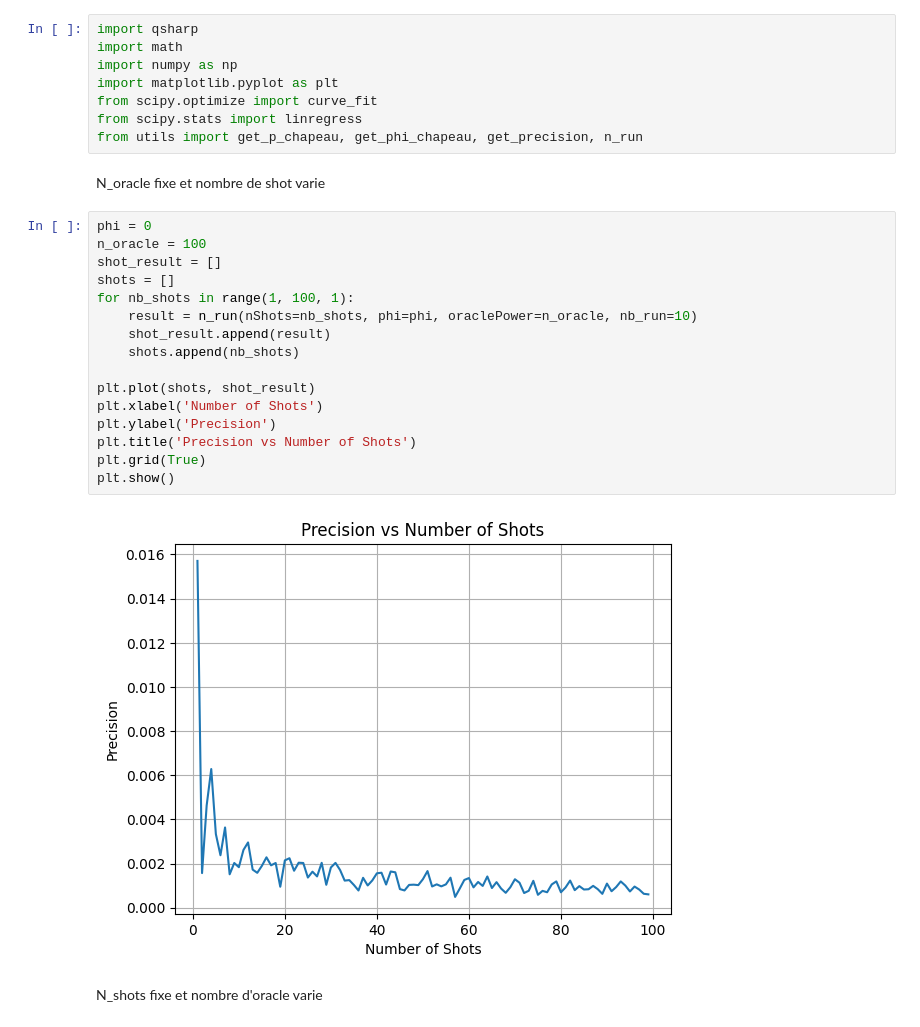
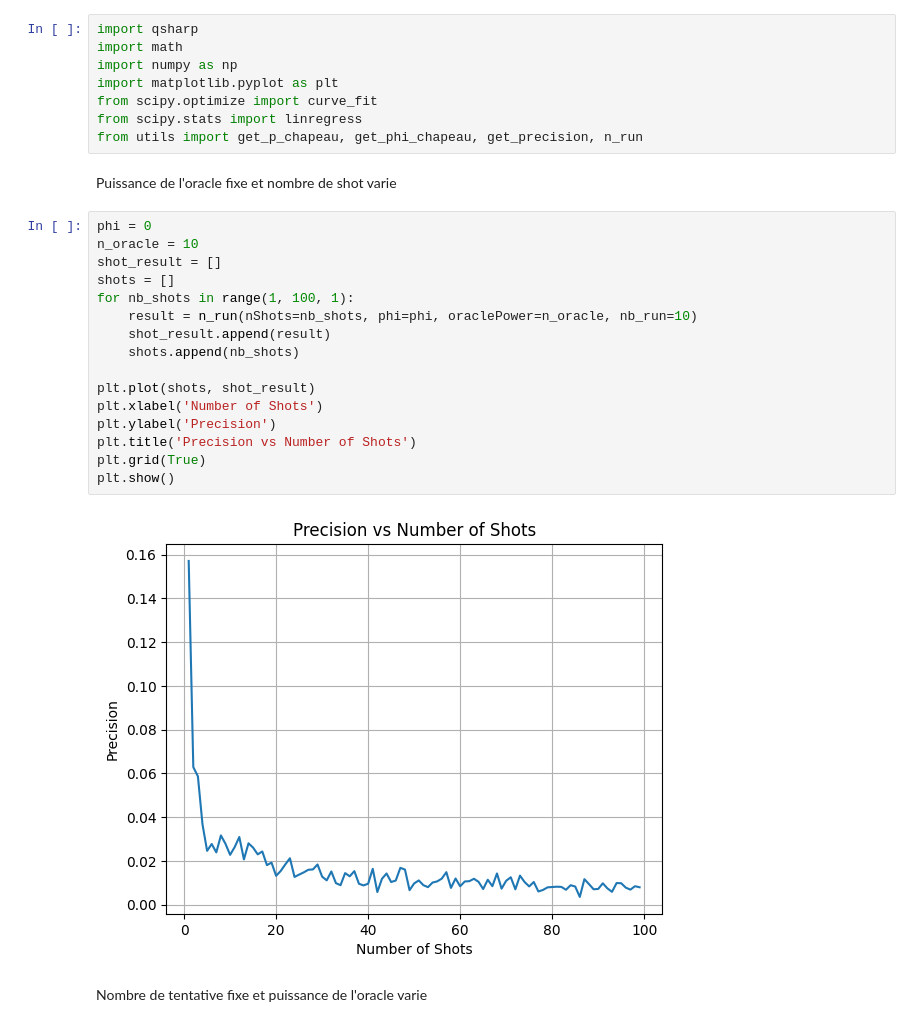
Before and after one commit to Gogolexicomatisation/Quantum-Phase-Estimation-Precision, a Jupyter notebook: analyse.ipynb, the cells around one changed output. Drawn from its saved outputs; the diff is of its cells as text.

```diff
--- a/analyse.ipynb
+++ b/analyse.ipynb
@@ -7,25 +7,25 @@ from scipy.optimize import curve_fit
 from scipy.stats import linregress
 from utils import get_p_chapeau, get_phi_chapeau, get_precision, n_run
 # %% [markdown]
-N_oracle fixe et nombre de shot varie
+Puissance de l'oracle fixe et nombre de shot varie
 # %%
 phi = 0
-n_oracle = 100
+n_oracle = 10
 shot_result = []
 shots = []
 for nb_shots in range(1, 100, 1):
     result = n_run(nShots=nb_shots, phi=phi, oraclePower=n_oracle, nb_run=10)
     shot_result.append(result)
     shots.append(nb_shots)
 
 plt.plot(shots, shot_result)
 plt.xlabel('Number of Shots')
 plt.ylabel('Precision')
 plt.title('Precision vs Number of Shots')
 plt.grid(True)
 plt.show()
 # %% [output]
-[figure, old version]
+[figure, new version]
 # %% [markdown]
-N_shots fixe et nombre d'oracle varie
+Nombre de tentative fixe et puissance de l'oracle varie
 # %%
```
Also changed, not shown: parts of 5 cells of this notebook.
